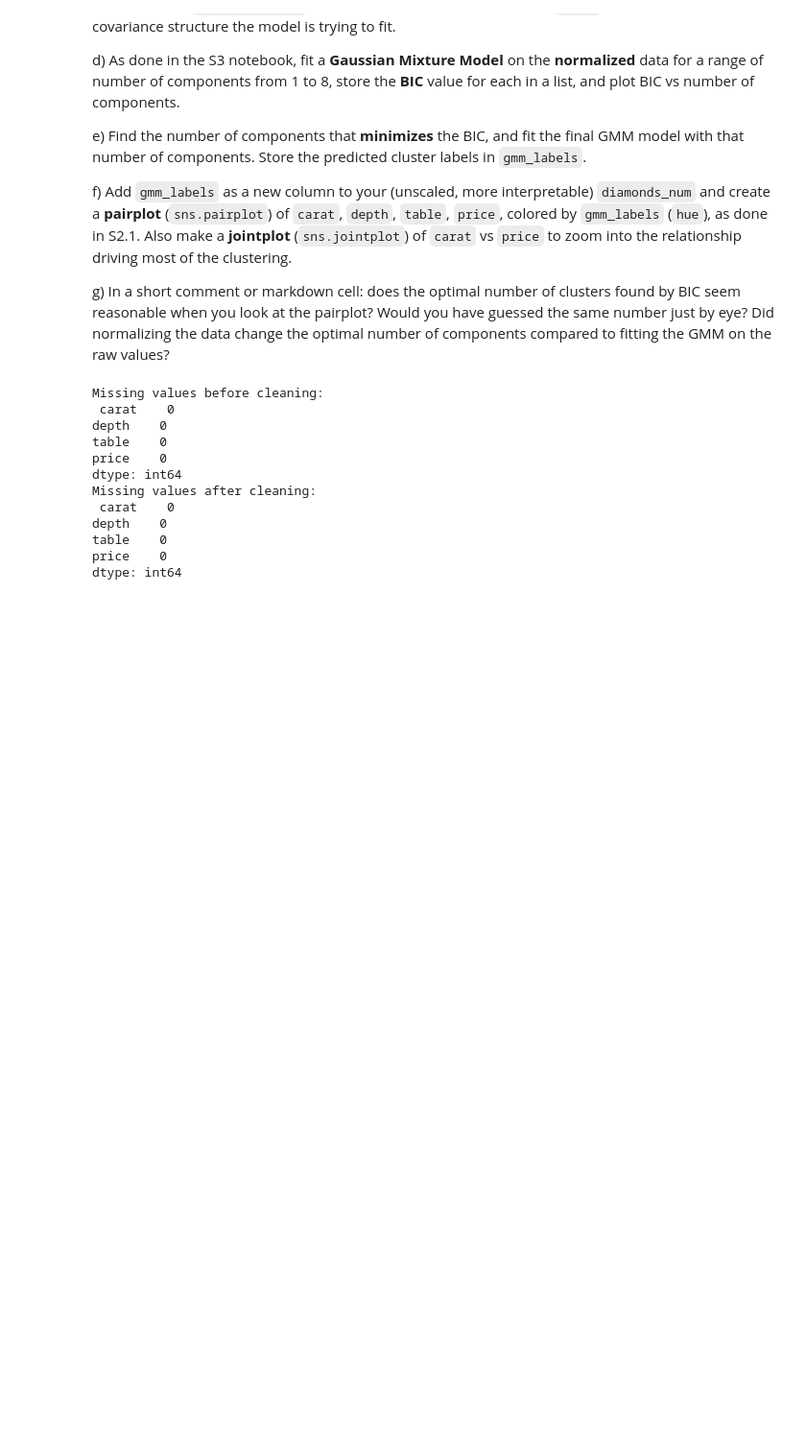
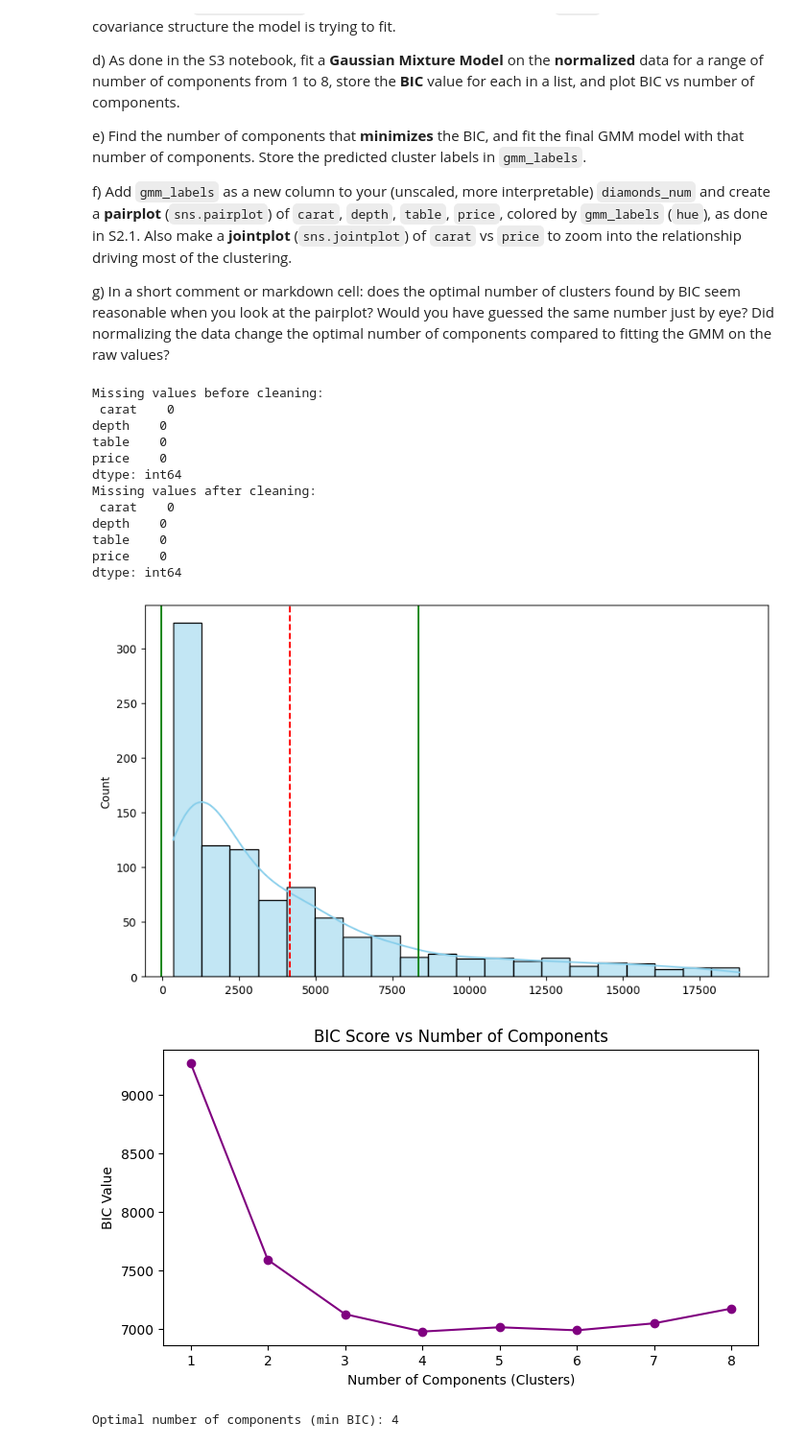
Before and after one commit to serena21ds-lgtm/DATA-ANALYSIS, a Jupyter notebook: S4/S4_FlippedClassroom_Exercises.ipynb, the cells around one changed output. Shown at 96% size. Cells and saved outputs as stored; diff of their text form; code cells hidden in the pictures; blank space fills up the shorter version.

```diff
--- a/S4/S4_FlippedClassroom_Exercises.ipynb
+++ b/S4/S4_FlippedClassroom_Exercises.ipynb
@@ -414,7 +414,7 @@ diamonds = sns.load_dataset('diamonds').sample(1000, random_state=42)
 # a) YOUR CODE HERE: select numeric columns into diamonds_num, check missing values, dropna() and confirm it's clean
 diamonds_num = None
 
-# Select only the numeric columns
+# Select only the numeric columns (the [[]] indicates that diamonds_num is already a dataframe, it's not necessary pd.DataFrame(...))
 diamonds_num = diamonds[['carat', 'depth', 'table', 'price']]
 
 # Check for missing values before cleaning
@@ -426,33 +426,94 @@ print("Missing values after cleaning:\n", diamonds_num.isna().sum())
 
 # b) YOUR CODE HERE: histogram of 'price' with mean and mean +/- std lines
 
+# Calculate mean and standard deviation for the price
+media_price = diamonds_num['price'].mean()
+std_price = diamonds_num['price'].std()
+
+# Create the figure
+fig = plt.figure(figsize=(10, 6))
+
+# Use histplot (with kde=True)
+ax = sns.histplot(diamonds_num["price"].values, bins=20, kde=True, color='skyblue')
+
+# Add vertical lines:
+
+# Red dashed line for the mean
+plt.axvline(media_price, color="r", linestyle="--")
+
+# Green solid lines for mean +/- standard deviation
+plt.axvline(media_price + std_price, color="g", linestyle="-")
+plt.axvline(media_price - std_price, color="g", linestyle="-")
+
+plt.show()
 
 # c) YOUR CODE HERE: normalize the 4 numeric columns with StandardScaler
 diamonds_scaled = None
+
+# Initialize StandardScaler to give all features equal weight
+scaler = StandardScaler()
+diamonds_scaled = scaler.fit_transform(diamonds_num)
 
 # d) YOUR CODE HERE: fit GMM for n_components = 1..8 on diamonds_scaled, store BIC values, plot BIC vs n_components
 bic = []
 n_components_range = range(1, 9)
 
+for n in n_components_range:
+
+    # Initialize GMM for each component count (with random_state for reproducibility)
+    gmm = mixture.GaussianMixture(n_components=n, random_state=42)
+    gmm.fit(diamonds_scaled)
+
+    # Append the Bayesian Information Criterion (BIC) score
+    bic.append(gmm.bic(diamonds_scaled))
+
+# Plot BIC score vs number of components
+plt.figure(figsize=(8, 4))
+plt.plot(n_components_range, bic, marker='o', color='purple')
+plt.title("BIC Score vs Number of Components")
+plt.xlabel("Number of Components (Clusters)")
+plt.ylabel("BIC Value")
+plt.show()
 
 # e) YOUR CODE HERE: find the number of components that minimizes BIC and fit the final GMM
 best_n = None
 gmm_labels = None
 
+# Find the index of the lowest BIC value
+best_index = np.argmin(bic)
+best_n = n_components_range[best_index]
+print(f"Optimal number of components (min BIC): {best_n}")
+
+# Fit the final GMM model using the optimal number of components
+final_gmm = mixture.GaussianMixture(n_components=best_n, random_state=42)
+gmm_labels = final_gmm.fit_predict(diamonds_scaled)
+
 # f) YOUR CODE HERE: add gmm_labels to diamonds_num (unscaled) and make a pairplot + a jointplot (carat vs price)
 
+diamonds_num['gmm_labels'] = gmm_labels
+
+# Create a pairplot colored by the GMM cluster labels (hue)
+sns.pairplot(diamonds_num, hue='gmm_labels',palette='tab10')
+plt.show()
+
+# Create a jointplot focusing on carat vs price
+sns.jointplot(x='carat', y='price', data=diamonds_num, hue='gmm_labels', height=10,palette='tab10')
+plt.show()
 
 # g) YOUR CODE HERE (as a comment or markdown cell): interpretation
 # %% [output]
 Missing values before cleaning:
  carat    0
 depth    0
 table    0
 price    0
 dtype: int64
 Missing values after cleaning:
  carat    0
 depth    0
 table    0
 price    0
 dtype: int64
+[figure, added]
+[figure, added]
+Optimal number of components (min BIC): 4
```
Also changed, not shown: parts of 3 cells of this notebook.
